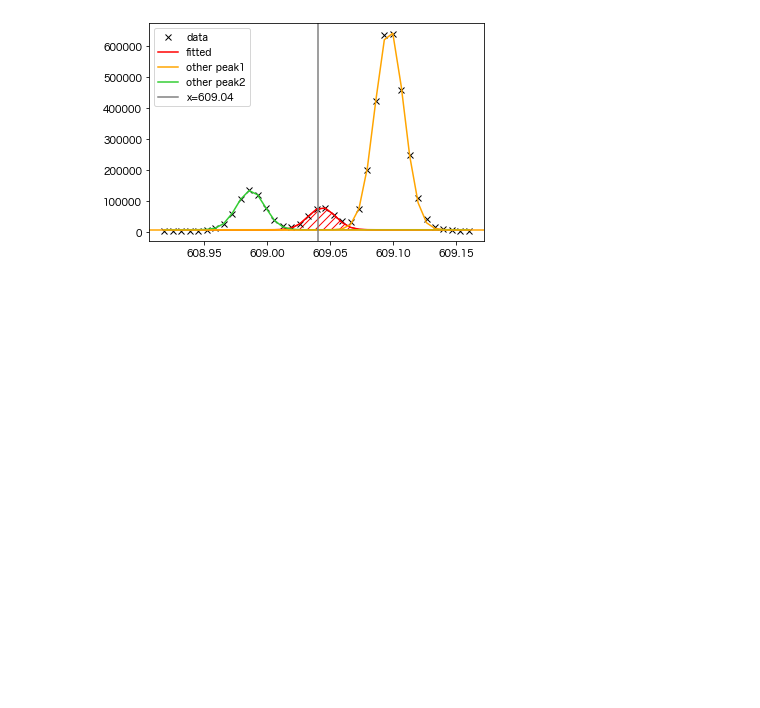
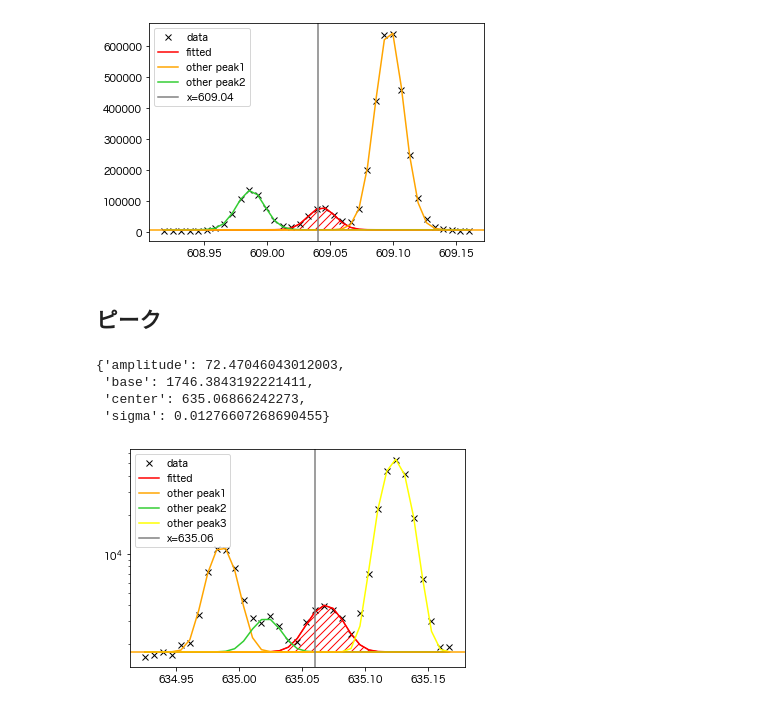
Before and after one commit to AtsushiNi/spectrumutils, a Jupyter notebook: sample/spectrum_fitting.ipynb, the cells around one changed output. Saved outputs shown, nothing was run; the diff lists cells and outputs as text; code cells hidden in the pictures; blank space fills up the shorter version.

Commit message:
quadruple peak fit

```diff
--- a/sample/spectrum_fitting.ipynb
+++ b/sample/spectrum_fitting.ipynb
@@ -79,3 +79,15 @@ pprint.pprint(result)
  'center': 609.0432437950416,
  'sigma': 0.010727510873788093}
 [figure]
+# %% [markdown]
+## ピーク
+# %%
+result = fit.quadruple_peak_fit(wavelength, spectrum, peak_x=635.06, other_peak=[634.98, 635.02, 635.12])
+pprint.pprint(result)
+plt.yscale('log')
+# %% [output]
+{'amplitude': 72.47046043012003,
+ 'base': 1746.3843192221411,
+ 'center': 635.06866242273,
+ 'sigma': 0.01276607268690455}
+[figure, added]
```
Also changed, not shown: parts of 4 cells of this notebook, 1 other file.
